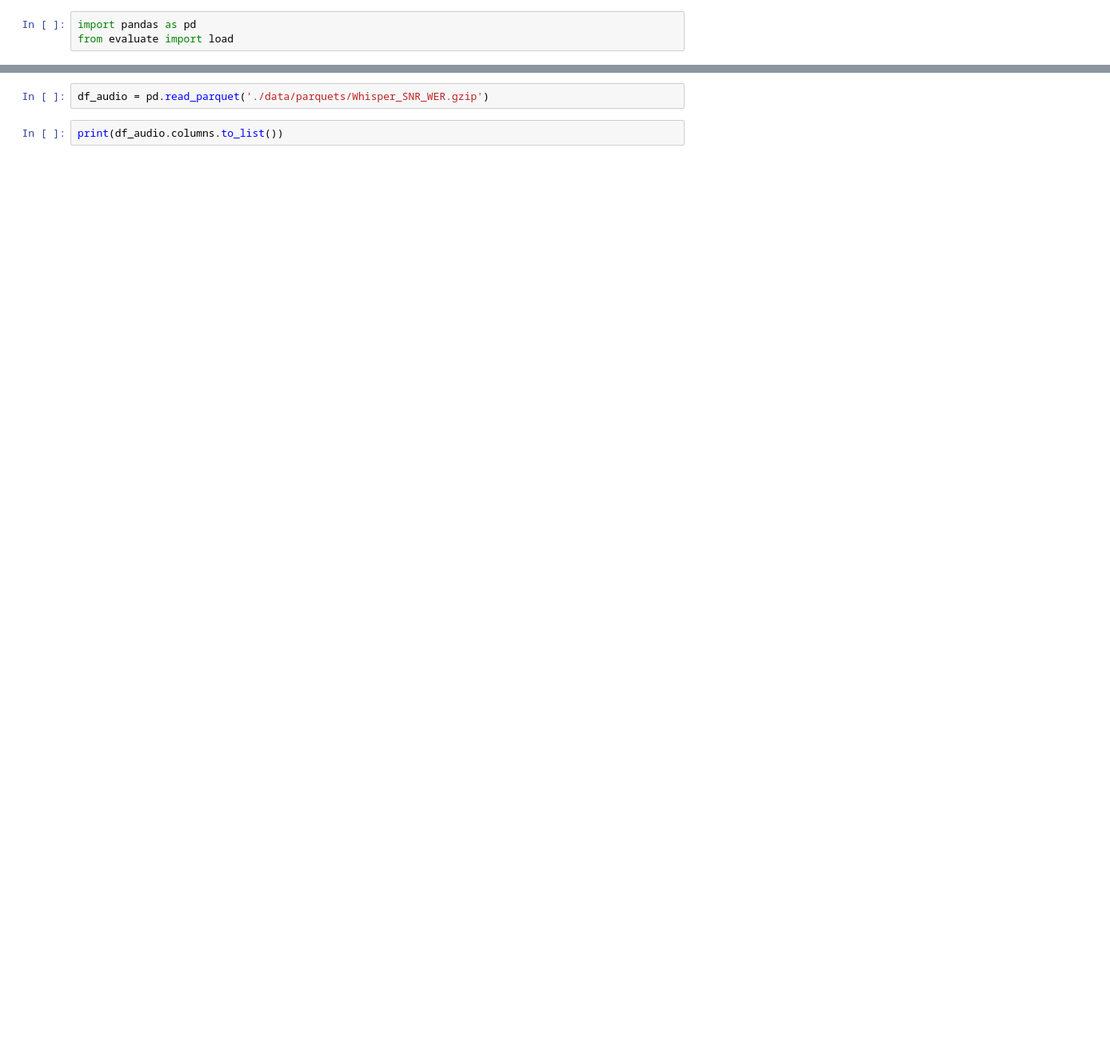
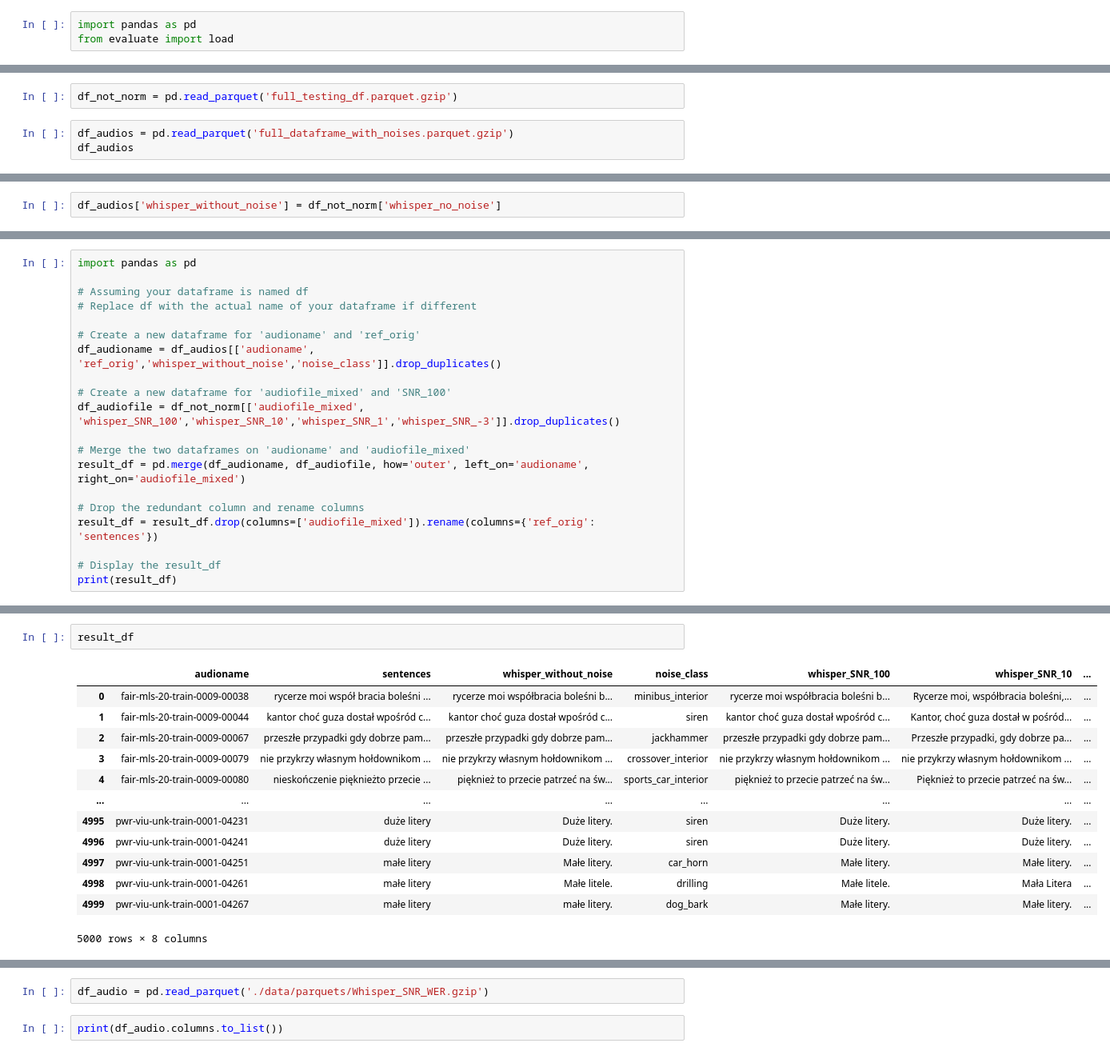
Before and after one commit to eryk0wski/ASR-SNR-Research, a Jupyter notebook: testing_evaluation.ipynb, the cells around one changed output, grey strips where cells are left out. Shown: that part at 80% size. Cells and saved outputs as stored; diff of their text form; blank space fills up the shorter version.

```diff
--- a/testing_evaluation.ipynb
+++ b/testing_evaluation.ipynb
@@ -3,0 +6,5 @@ from evaluate import load
+# %%
+df_not_norm = pd.read_parquet('full_testing_df.parquet.gzip')
+# %%
+df_audios = pd.read_parquet('full_dataframe_with_noises.parquet.gzip')
+df_audios
@@ -3,0 +25,2 @@ from evaluate import load
+# %%
+df_audios['whisper_without_noise'] = df_not_norm['whisper_no_noise']
@@ -3,0 +43,20 @@ from evaluate import load
+# %%
+import pandas as pd
+
+# Assuming your dataframe is named df
+# Replace df with the actual name of your dataframe if different
+
+# Create a new dataframe for 'audioname' and 'ref_orig'
+df_audioname = df_audios[['audioname', 'ref_orig','whisper_without_noise','noise_class']].drop_duplicates()
+
+# Create a new dataframe for 'audiofile_mixed' and 'SNR_100'
+df_audiofile = df_not_norm[['audiofile_mixed', 'whisper_SNR_100','whisper_SNR_10','whisper_SNR_1','whisper_SNR_-3']].drop_duplicates()
+
+# Merge the two dataframes on 'audioname' and 'audiofile_mixed'
+result_df = pd.merge(df_audioname, df_audiofile, how='outer', left_on='audioname', right_on='audiofile_mixed')
+
+# Drop the redundant column and rename columns
+result_df = result_df.drop(columns=['audiofile_mixed']).rename(columns={'ref_orig': 'sentences'})
+
+# Display the result_df
+print(result_df)
@@ -3,0 +81,16 @@ from evaluate import load
+# %%
+result_df
+# %% [output]
+|  | audioname | sentences | whisper_without_noise | noise_class | whisper_SNR_100 | whisper_SNR_10 | ... |
+| 0 | fair-mls-20-train-0009-00038 | rycerze moi współ bracia boleśni ... | rycerze moi współbracia boleśni b... | minibus_interior | rycerze moi współbracia boleśni b... | Rycerze moi, współbracia boleśni,... | ... |
+| 1 | fair-mls-20-train-0009-00044 | kantor choć guza dostał wpośród c... | kantor choć guza dostał wpośród c... | siren | kantor choć guza dostał wpośród c... | Kantor, choć guza dostał w pośród... | ... |
+| 2 | fair-mls-20-train-0009-00067 | przeszłe przypadki gdy dobrze pam... | przeszłe przypadki gdy dobrze pam... | jackhammer | przeszłe przypadki gdy dobrze pam... | Przeszłe przypadki, gdy dobrze pa... | ... |
+| 3 | fair-mls-20-train-0009-00079 | nie przykrzy własnym hołdownikom ... | nie przykrzy własnym hołdownikom ... | crossover_interior | nie przykrzy własnym hołdownikom ... | nie przykrzy własnym hołdownikom ... | ... |
+| 4 | fair-mls-20-train-0009-00080 | nieskończenie pięknieżto przecie ... | pięknież to przecie patrzeć na św... | sports_car_interior | pięknież to przecie patrzeć na św... | Pięknież to przecie patrzeć na św... | ... |
+| ... | ... | ... | ... | ... | ... | ... | ... |
+| 4995 | pwr-viu-unk-train-0001-04231 | duże litery | Duże litery. | siren | Duże litery. | Duże litery. | ... |
+| 4996 | pwr-viu-unk-train-0001-04241 | duże litery | Duże litery. | siren | Duże litery. | Duże litery. | ... |
+| 4997 | pwr-viu-unk-train-0001-04251 | małe litery | Małe litery. | car_horn | Małe litery. | Małe litery. | ... |
+| 4998 | pwr-viu-unk-train-0001-04261 | małe litery | Małe litele. | drilling | Małe litele. | Mała Litera | ... |
+| 4999 | pwr-viu-unk-train-0001-04267 | małe litery | małe litery. | dog_bark | Małe litery. | Małe litery. | ... |
+5000 rows × 8 columns
```
Also changed, not shown: parts of 15 cells of this notebook, 17 other files.
